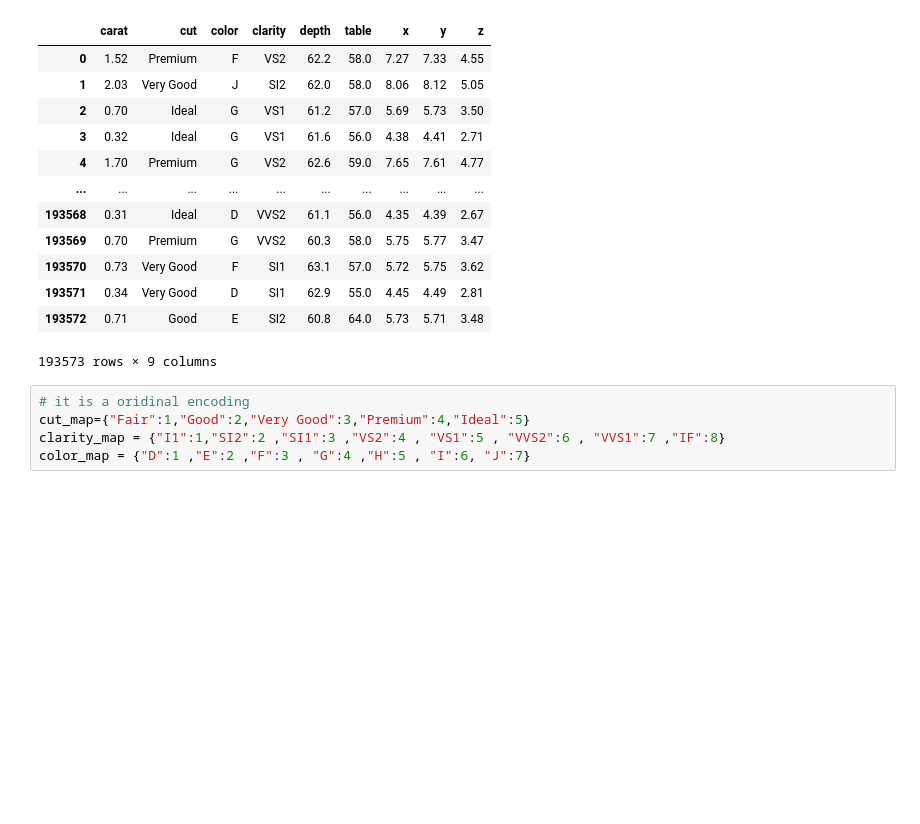
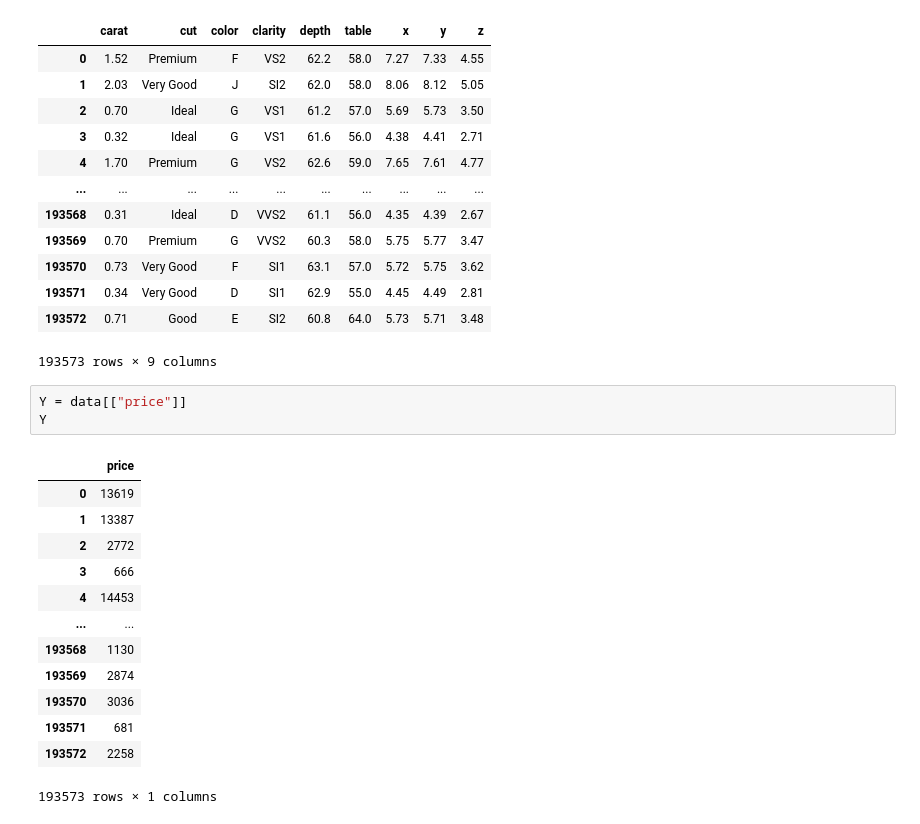
Before and after one commit to Simmisingh3/end_to_end_ML, a Jupyter notebook: notebooks/model_training.ipynb, the cells around one changed output. Saved outputs shown, nothing was run; the diff lists cells and outputs as text; blank space fills up the shorter version.

```diff
--- a/notebooks/model_training.ipynb
+++ b/notebooks/model_training.ipynb
@@ -39,8 +39,20 @@ X
 | 193571 | 0.34 | Very Good | D | SI1 | 62.9 | 55.0 | 4.45 | 4.49 | 2.81 |
 | 193572 | 0.71 | Good | E | SI2 | 60.8 | 64.0 | 5.73 | 5.71 | 3.48 |
 193573 rows × 9 columns
-# %%
-# it is a oridinal encoding
-cut_map={"Fair":1,"Good":2,"Very Good":3,"Premium":4,"Ideal":5}
-clarity_map = {"I1":1,"SI2":2 ,"SI1":3 ,"VS2":4 , "VS1":5 , "VVS2":6 , "VVS1":7 ,"IF":8}
-color_map = {"D":1 ,"E":2 ,"F":3 , "G":4 ,"H":5 , "I":6, "J":7}
+# %%
+Y = data[["price"]]
+Y
+# %% [output]
+|  | price |
+| 0 | 13619 |
+| 1 | 13387 |
+| 2 | 2772 |
+| 3 | 666 |
+| 4 | 14453 |
+| ... | ... |
+| 193568 | 1130 |
+| 193569 | 2874 |
+| 193570 | 3036 |
+| 193571 | 681 |
+| 193572 | 2258 |
+193573 rows × 1 columns
```
Also changed, not shown: parts of 29 cells of this notebook.
